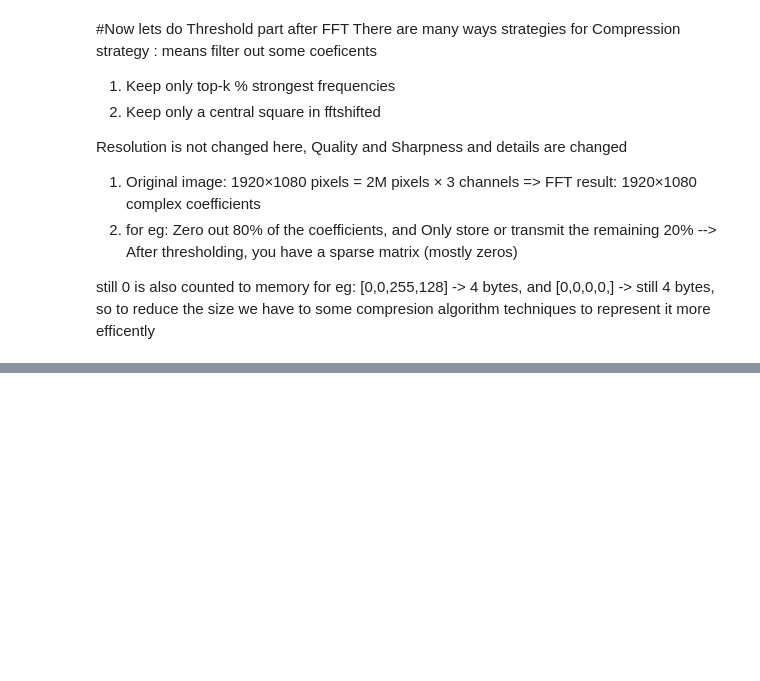
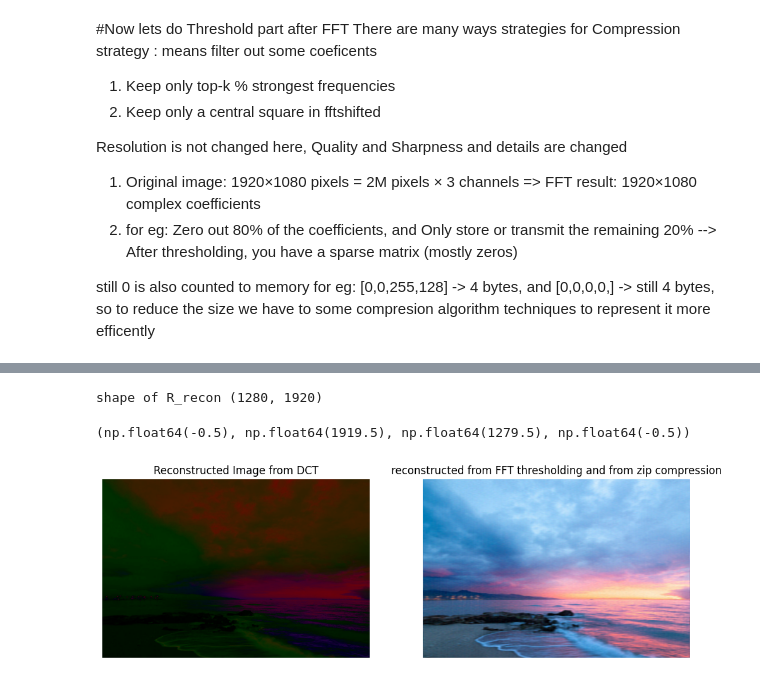
Before and after one commit to Jaseelkt007/Signal_processing, a Jupyter notebook: JPEG_compression.ipynb, the cells around one changed output, grey strips where cells are left out. Drawn from its saved outputs; the diff is of its cells as text; code cells hidden in the pictures; blank space fills up the shorter version.

```diff
--- a/JPEG_compression.ipynb
+++ b/JPEG_compression.ipynb
@@ -186,0 +418,43 @@ mask_B = np.abs(coefficents_B) >= threshold_B
+# %%
+from scipy.fft import idctn
+
+data_dct = np.load("quantized_dct_full.npz")
+q_R = data_dct["q_R"] # load the array back
+q_G = data_dct["q_G"]
+q_B = data_dct["q_B"]
+
+# Do dequantization
+def dequantization_and_idct(q_channel):
+    H, W = q_channel.shape
+    recon = np.zeros_like(q_channel)
+    for i in range(0, H, 8):
+        for j in range(0, W, 8):
+            block = q_channel[i:i+8, j:j+8]
+            if block.shape == (8, 8):
+                dequantize_block = block * jpeg_quant_matrix
+                idct_block = idctn(dequantize_block, norm='ortho')
+                recon[i:i+8, j:j+8] = idct_block
+    return recon
+
+R_recon = dequantization_and_idct(q_R)
+G_recon = dequantization_and_idct(q_G)
+B_recon = dequantization_and_idct(q_B)
+
+print("shape of R_recon", R_recon.shape)
+recon = np.stack([R_recon,G_recon,B_recon], axis=2)
+recon = np.clip(recon, 0,255).astype(np.uint8)
+
+plt.figure(figsize=(12,10))
+plt.subplot(2,2,1)
+plt.imshow(recon)
+plt.title("Reconstructed Image from DCT")
+plt.axis("off")
+
+plt.subplot(2,2,2)
+plt.imshow(reconst_image)
+plt.title("reconstructed from FFT thresholding and from zip compression")
+plt.axis("off")
+# %% [output]
+shape of R_recon (1280, 1920)
+(np.float64(-0.5), np.float64(1919.5), np.float64(1279.5), np.float64(-0.5))
+[figure, added]
```
Also changed, not shown: parts of 11 cells of this notebook.
